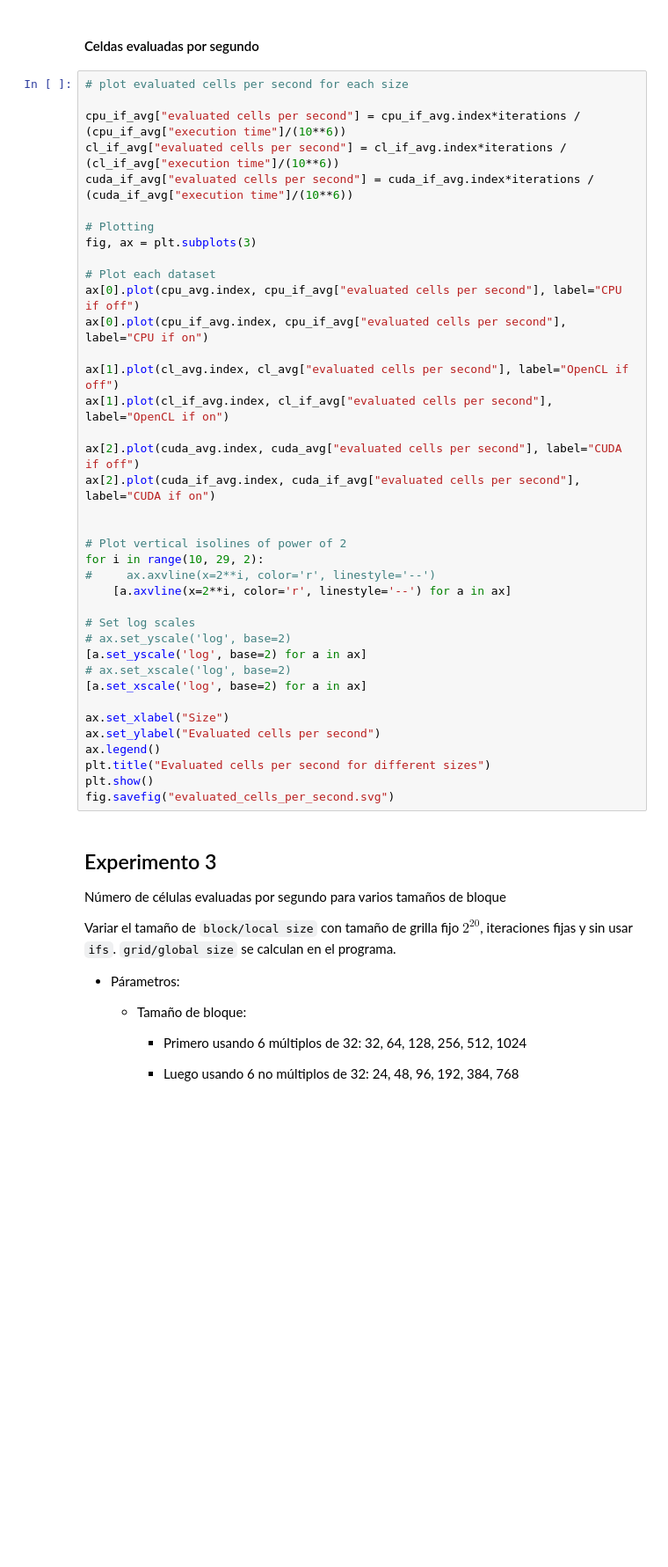
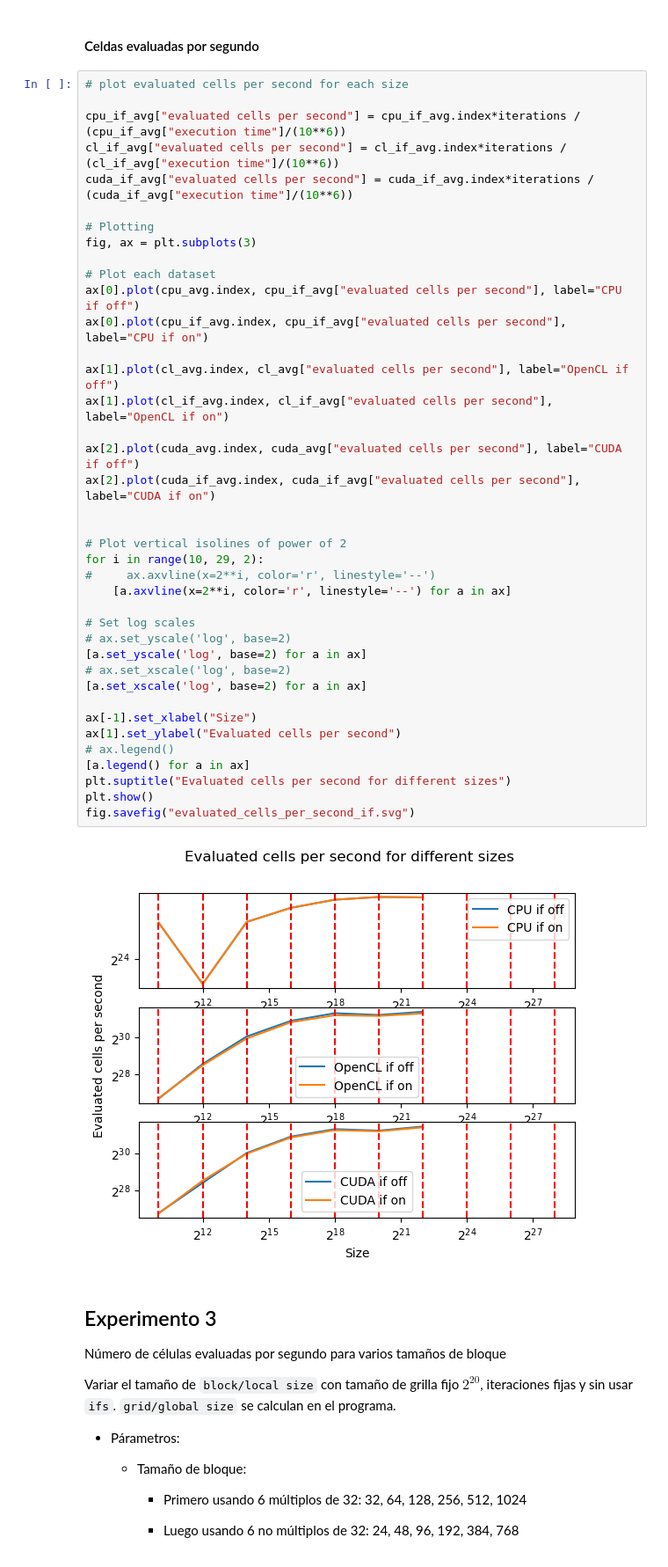
Before and after one commit to tcardenasc/CUDA-CL-GameOfLife, a Jupyter notebook: experiment/exp.ipynb, the cells around one changed output. Shown: that part at 88% size. Saved outputs shown, nothing was run; the diff lists cells and outputs as text; blank space fills up the shorter version.

```diff
--- a/experiment/exp.ipynb
+++ b/experiment/exp.ipynb
@@ -330,38 +330,41 @@ fig.savefig("execution_time_if.svg")
 cpu_if_avg["evaluated cells per second"] = cpu_if_avg.index*iterations / (cpu_if_avg["execution time"]/(10**6))
 cl_if_avg["evaluated cells per second"] = cl_if_avg.index*iterations / (cl_if_avg["execution time"]/(10**6))
 cuda_if_avg["evaluated cells per second"] = cuda_if_avg.index*iterations / (cuda_if_avg["execution time"]/(10**6))
 
 # Plotting
 fig, ax = plt.subplots(3)
 
 # Plot each dataset
 ax[0].plot(cpu_avg.index, cpu_if_avg["evaluated cells per second"], label="CPU if off")
 ax[0].plot(cpu_if_avg.index, cpu_if_avg["evaluated cells per second"], label="CPU if on")
 
 ax[1].plot(cl_avg.index, cl_avg["evaluated cells per second"], label="OpenCL if off")
 ax[1].plot(cl_if_avg.index, cl_if_avg["evaluated cells per second"], label="OpenCL if on")
 
 ax[2].plot(cuda_avg.index, cuda_avg["evaluated cells per second"], label="CUDA if off")
 ax[2].plot(cuda_if_avg.index, cuda_if_avg["evaluated cells per second"], label="CUDA if on")
 
 
 # Plot vertical isolines of power of 2
 for i in range(10, 29, 2):
 #     ax.axvline(x=2**i, color='r', linestyle='--')
     [a.axvline(x=2**i, color='r', linestyle='--') for a in ax]
 
 # Set log scales
 # ax.set_yscale('log', base=2)
 [a.set_yscale('log', base=2) for a in ax]
 # ax.set_xscale('log', base=2)
 [a.set_xscale('log', base=2) for a in ax]
 
-ax.set_xlabel("Size")
-ax.set_ylabel("Evaluated cells per second")
-ax.legend()
-plt.title("Evaluated cells per second for different sizes")
+ax[-1].set_xlabel("Size")
+ax[1].set_ylabel("Evaluated cells per second")
+# ax.legend()
+[a.legend() for a in ax]
+plt.suptitle("Evaluated cells per second for different sizes")
 plt.show()
-fig.savefig("evaluated_cells_per_second.svg")
+fig.savefig("evaluated_cells_per_second_if.svg")
+# %% [output]
+[figure, added]
 # %% [markdown]
 ## Experimento 3
 Número de células evaluadas por segundo para varios tamaños de bloque
```
